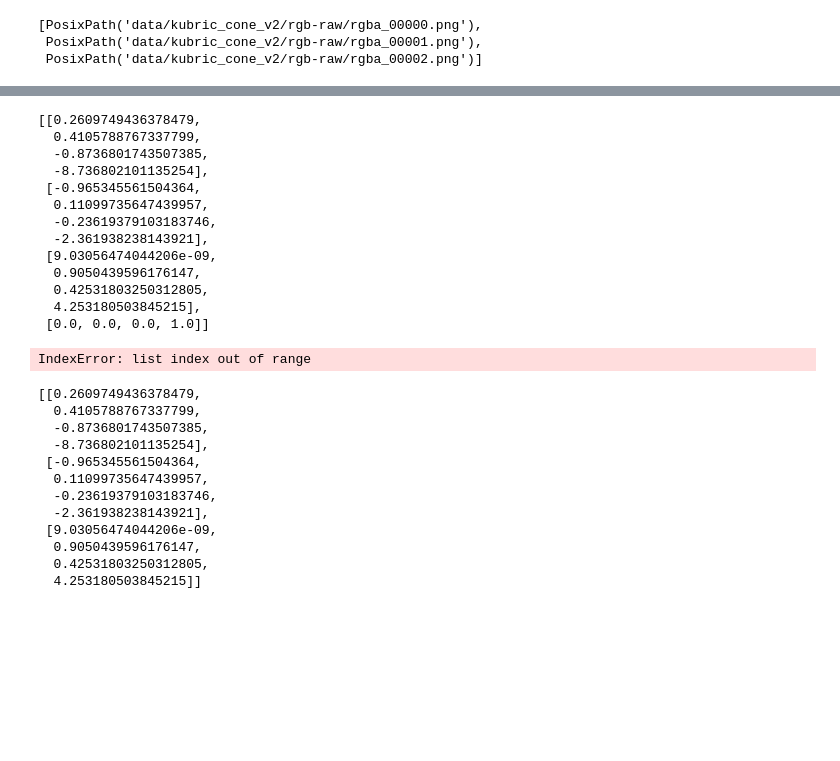
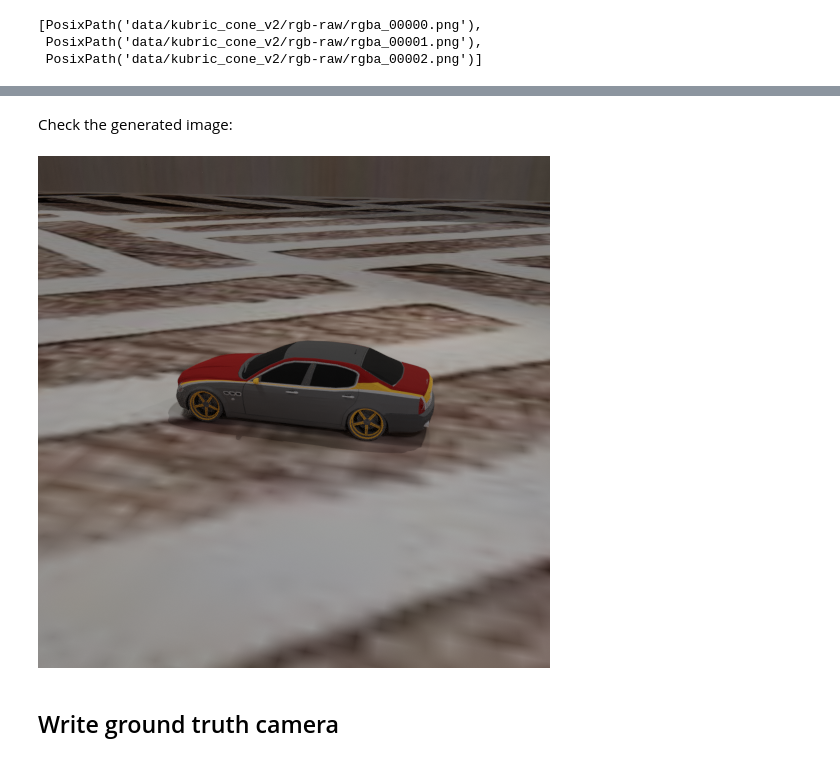
Before and after one commit to ChikaYan/hypernerf, a Jupyter notebook: kubric_meta_parser.ipynb, the cells around one changed output, grey strips where cells are left out. Cells and saved outputs as stored; diff of their text form; code cells hidden in the pictures; blank space fills up the shorter version.

```diff
--- a/kubric_meta_parser.ipynb
+++ b/kubric_meta_parser.ipynb
@@ -35 +125,10 @@ rgb_list[0].stem
+# %% [markdown]
+Check the generated image:
+# %%
+image_paths = list((rgb_dir / '1x').iterdir())
+Image.open(image_paths[0])
+# %% [output]
+[figure, added]
+# %% [markdown]
+## Write ground truth camera
 # %%
@@ -49,43 +149,3 @@ for i, rgb in enumerate(rgb_list):
 
     with open(str(camera_gt_dir / rgb.stem) + '.json', 'w') as f:
         json.dump(meta, f, indent=2)
-# %%
-c2w = np.array(k_meta['camera']['Rs'][0])
-rot = c2w[:3,:3]
-trans = c2w[:3,3]
-c2w.tolist()
-# %% [output]
-[[0.2609749436378479,
-  0.4105788767337799,
-  -0.8736801743507385,
-  -8.736802101135254],
- [-0.965345561504364,
-  0.11099735647439957,
-  -0.23619379103183746,
-  -2.361938238143921],
- [9.03056474044206e-09,
-  0.9050439596176147,
-  0.42531803250312805,
-  4.253180503845215],
- [0.0, 0.0, 0.0, 1.0]]
-# %%
-c2w =k_meta['camera']['Rs'][i]
-meta['orientation'] = c2w[:3][:3]
-meta['position'] = c2w[:3][3]
-# %% [output]
-IndexError: list index out of range
-# %%
-c2w[:3]
-# %% [output]
-[[0.2609749436378479,
-  0.4105788767337799,
-  -0.8736801743507385,
-  -8.736802101135254],
- [-0.965345561504364,
-  0.11099735647439957,
-  -0.23619379103183746,
-  -2.361938238143921],
- [9.03056474044206e-09,
-  0.9050439596176147,
-  0.42531803250312805,
-  4.253180503845215]]
```
Also changed, not shown: parts of 10 cells of this notebook.
